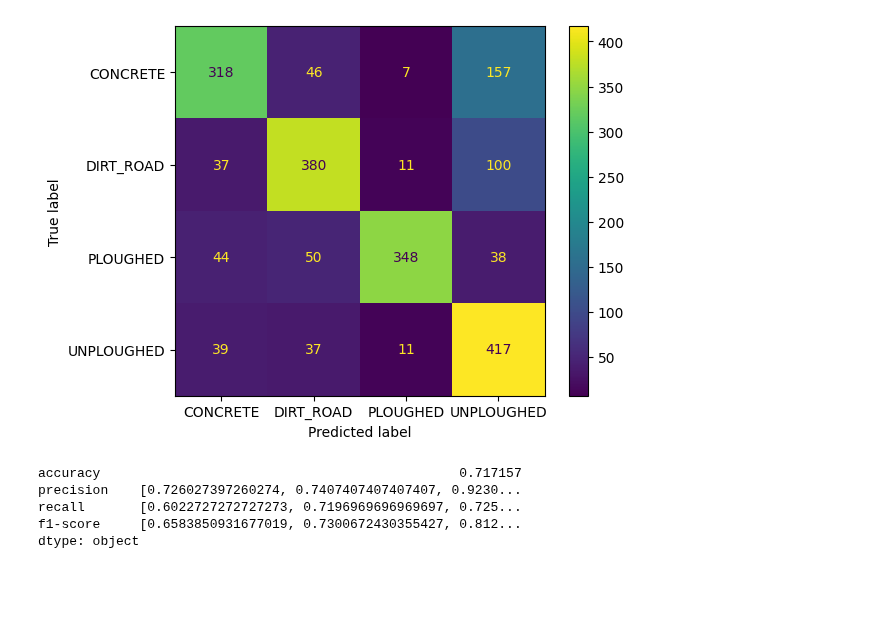
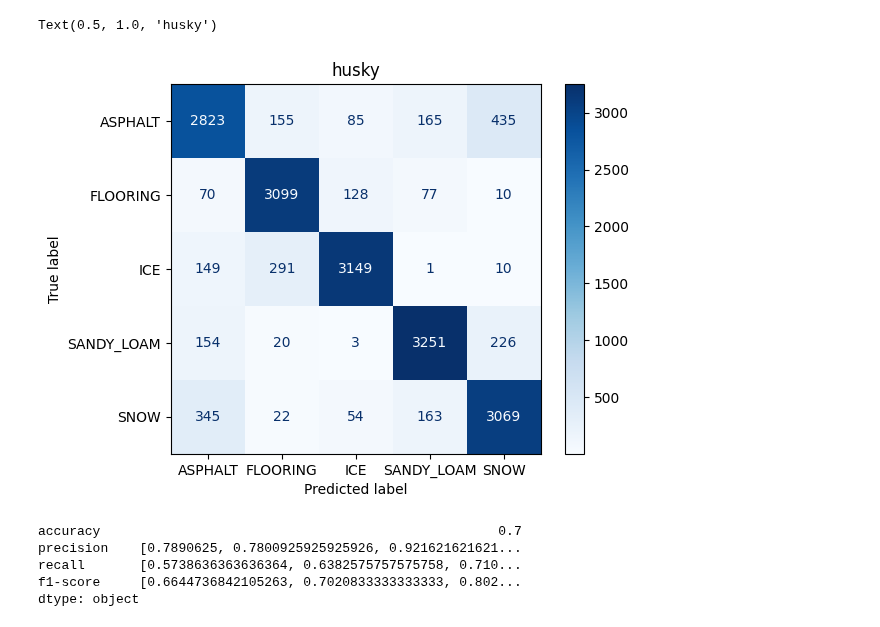
Before and after one commit to norlab-ulaval/BorealTC, a Jupyter notebook: metrics.ipynb, the cells around one changed output. Cells and saved outputs as stored; diff of their text form; code cells hidden in the pictures; blank space fills up the shorter version.

```diff
--- a/metrics.ipynb
+++ b/metrics.ipynb
@@ -11,8 +11,8 @@ from sklearn.metrics import (
     recall_score,
 )
 # %%
-results_dir = Path("results")
-values = np.load(results_dir / "results_SVM_mw_1.7.npy", allow_pickle=True).item()
-terrains = values["terrains"]
+results_dir = Path("results") / "husky"
+values = np.load(results_dir / "results_CNN_mw_1.7.npy", allow_pickle=True).item()
+terrains = np.array([t for t in values["terrains"] if t != "MIXED"])
 values
 # %% [output]
@@ -35,5 +38,7 @@ clf_values = values
 # clf_values = values[1700]
 ypred = clf_values["pred"]
 ytest = clf_values["true"]
+terr_pred = terrains[ypred]
+terr_test = terrains[ytest]
 # %%
 disp = ConfusionMatrixDisplay.from_predictions(
@@ -50,12 +57,15 @@ disp = ConfusionMatrixDisplay.from_predictions(
 # %%
 disp = ConfusionMatrixDisplay.from_predictions(
-    ytest,
-    ypred,
+    terr_test,
+    terr_pred,
     labels=terrains,
     display_labels=terrains,
+    cmap="Blues",
 )
+disp.ax_.set_title(results_dir.stem)
 # %% [output]
+Text(0.5, 1.0, 'husky')
-[figure, old version]
+[figure, new version]
 # %%
 metrics = pd.Series(
     {
@@ -86,8 +96,8 @@ metrics = pd.Series(
 # %%
 metrics
 # %% [output]
-accuracy                                              0.717157
-precision    [0.726027397260274, 0.7407407407407407, 0.9230...
-recall       [0.6022727272727273, 0.7196969696969697, 0.725...
-f1-score     [0.6583850931677019, 0.7300672430355427, 0.812...
+accuracy                                                   0.7
+precision    [0.7890625, 0.7800925925925926, 0.921621621621...
+recall       [0.5738636363636364, 0.6382575757575758, 0.710...
+f1-score     [0.6644736842105263, 0.7020833333333333, 0.802...
 dtype: object
```
Also changed, not shown: parts of 2 cells of this notebook.
